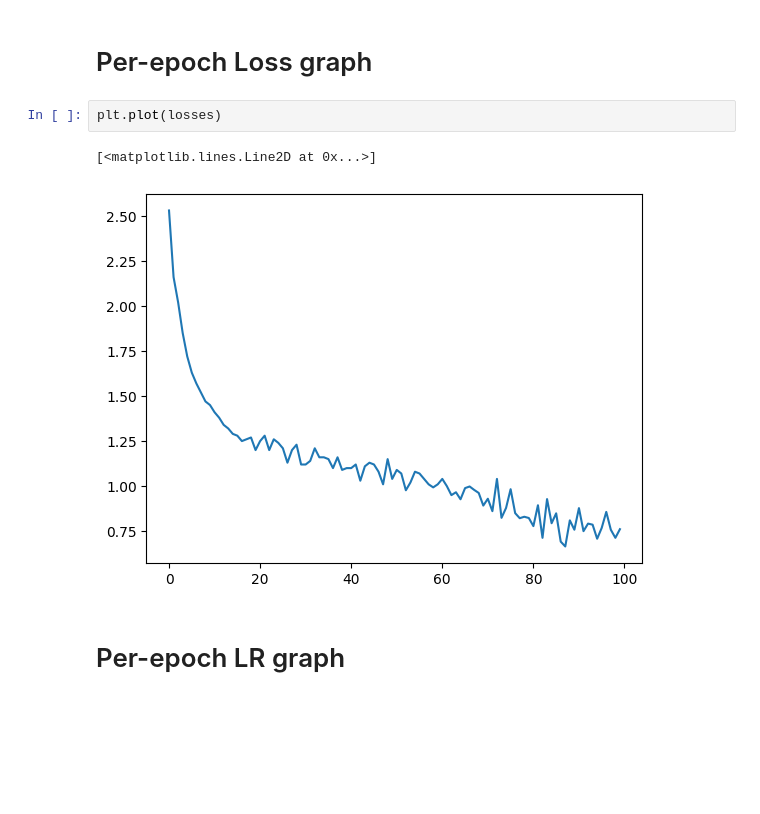
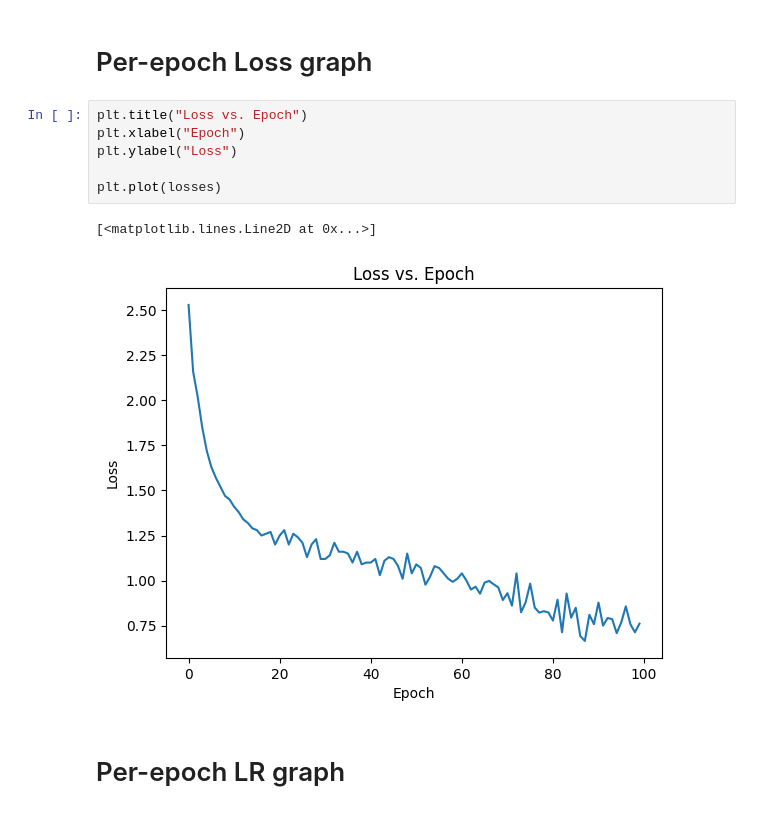
Before and after one commit to vjhawar12/Vision-Transformer-Implementation, a Jupyter notebook: Vision_Transformer_from_scratch.ipynb, the cells around one changed output. Saved outputs shown, nothing was run; the diff lists cells and outputs as text; blank space fills up the shorter version.

```diff
--- a/Vision_Transformer_from_scratch.ipynb
+++ b/Vision_Transformer_from_scratch.ipynb
@@ -117,9 +122,13 @@ print(f"Accuracy: {accuracy}")
 # %% [markdown]
 # Per-epoch Loss graph
-# %%
-plt.plot(losses)
-# %% [output]
-[<matplotlib.lines.Line2D at 0x...>]
-[figure, removed]
+# %%
+plt.title("Loss vs. Epoch")
+plt.xlabel("Epoch")
+plt.ylabel("Loss")
+
+plt.plot(losses)
+# %% [output]
+[<matplotlib.lines.Line2D at 0x...>]
+[figure, added]
 # %% [markdown]
 # Per-epoch LR graph
```
Also changed, not shown: parts of 5 cells of this notebook.
